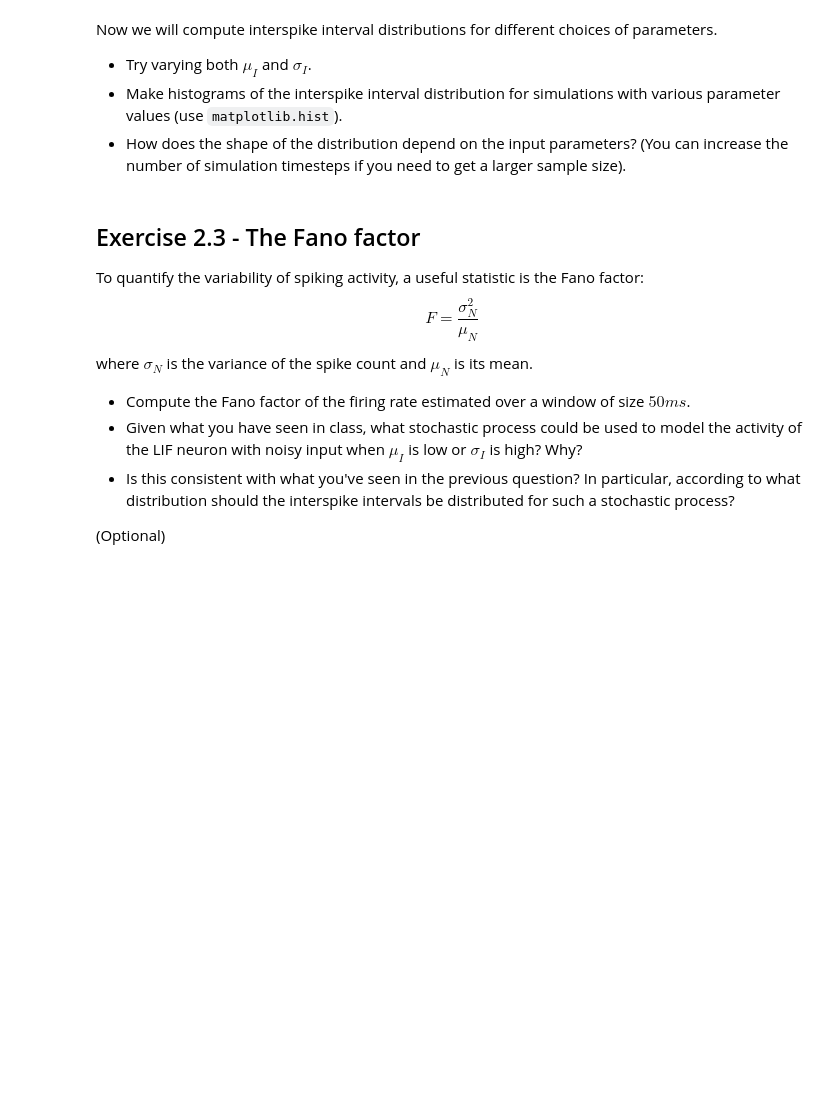
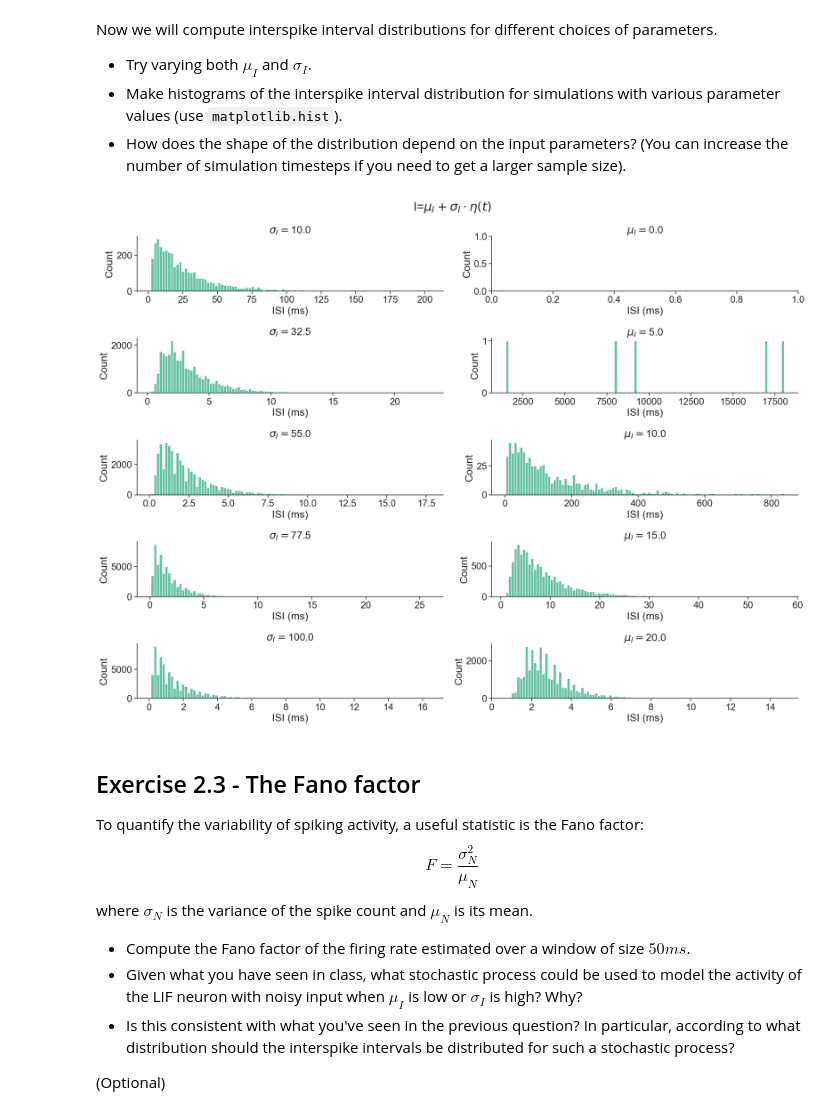
Before and after one commit to plaunezkiy/CNS, a Jupyter notebook: labs/CNS_Lab2_FiringStatistics.ipynb, the cells around one changed output. Drawn from its saved outputs; the diff is of its cells as text; code cells hidden in the pictures; blank space fills up the shorter version.

```diff
--- a/labs/CNS_Lab2_FiringStatistics.ipynb
+++ b/labs/CNS_Lab2_FiringStatistics.ipynb
@@ -306,37 +312,40 @@ Now we will compute interspike interval distributions for different choices of p
 * Try varying both $\mu_I$ and $\sigma_I$.
 * Make histograms of the interspike interval distribution for simulations with various parameter values (use `matplotlib.hist`).
 * How does the shape of the distribution depend on the input parameters? (You can increase the number of simulation timesteps if you need to get a larger sample size).
+# %%
+values = 5
+params = 2
+combs = values*params
+sigma_Is = np.zeros([combs]) + 15
+mu_Is = np.zeros([combs]) + 15
+sigma_Is[:values] = np.linspace(10,100,values)
+mu_Is[values:] = np.linspace(0,20, values)
+
+N_t = 50000
+
+V, spikes, spikes_t = noisy_spiking_LIF(N_t*20, dt, V_init, E_m, V_theta, V_reset, tau, mu_Is, sigma_Is)
+
+ISI_raw = compute_ISI(spikes_t)
 # %%
-values = 5
-params = 2
-combs = values*params
-sigma_Is = np.zeros([combs]) + 15
-mu_Is = np.zeros([combs]) + 15
-sigma_Is[:values] = np.linspace(0,100,values)
-mu_Is[values:] = np.linspace(10,25, values)
-
-N_t = 50000
-
-V, spikes, spikes_t = noisy_spiking_LIF(N_t*20, dt, V_init, E_m, V_theta, V_reset, tau, mu_Is, sigma_Is)
-
-ISI_raw = compute_ISI(spikes_t)
-
 fig,ax = plt.subplots(values, params, figsize = (20,3*values))
+fig.suptitle(r"I=$ \mu_I + \sigma_I \cdot \eta(t) $")
 for i in range(values):
     if ISI_raw[i][0] is not None:
         ax[i,0].hist(ISI_raw[i], bins = 100)
     if ISI_raw[i+values][0] is not None:
         ax[i,1].hist(ISI_raw[i+values], bins = 100)
     ax[i,1].set_xlabel('ISI (ms)')
     ax[i,0].set_xlabel('ISI (ms)')
     ax[i,0].set_title('$\sigma_I=$'+str(sigma_Is[i]))
     ax[i,1].set_title('$\mu_I=$'+str(mu_Is[i+values]))
     ax[i,1].set_ylabel('Count')
     ax[i,0].set_ylabel('Count')
 
 
 fig.tight_layout()
 plt.show()
+# %% [output]
+[figure, added]
 # %% [markdown]
 ## Exercise 2.3 - The Fano factor
 
```
Also changed, not shown: parts of 6 cells of this notebook.
